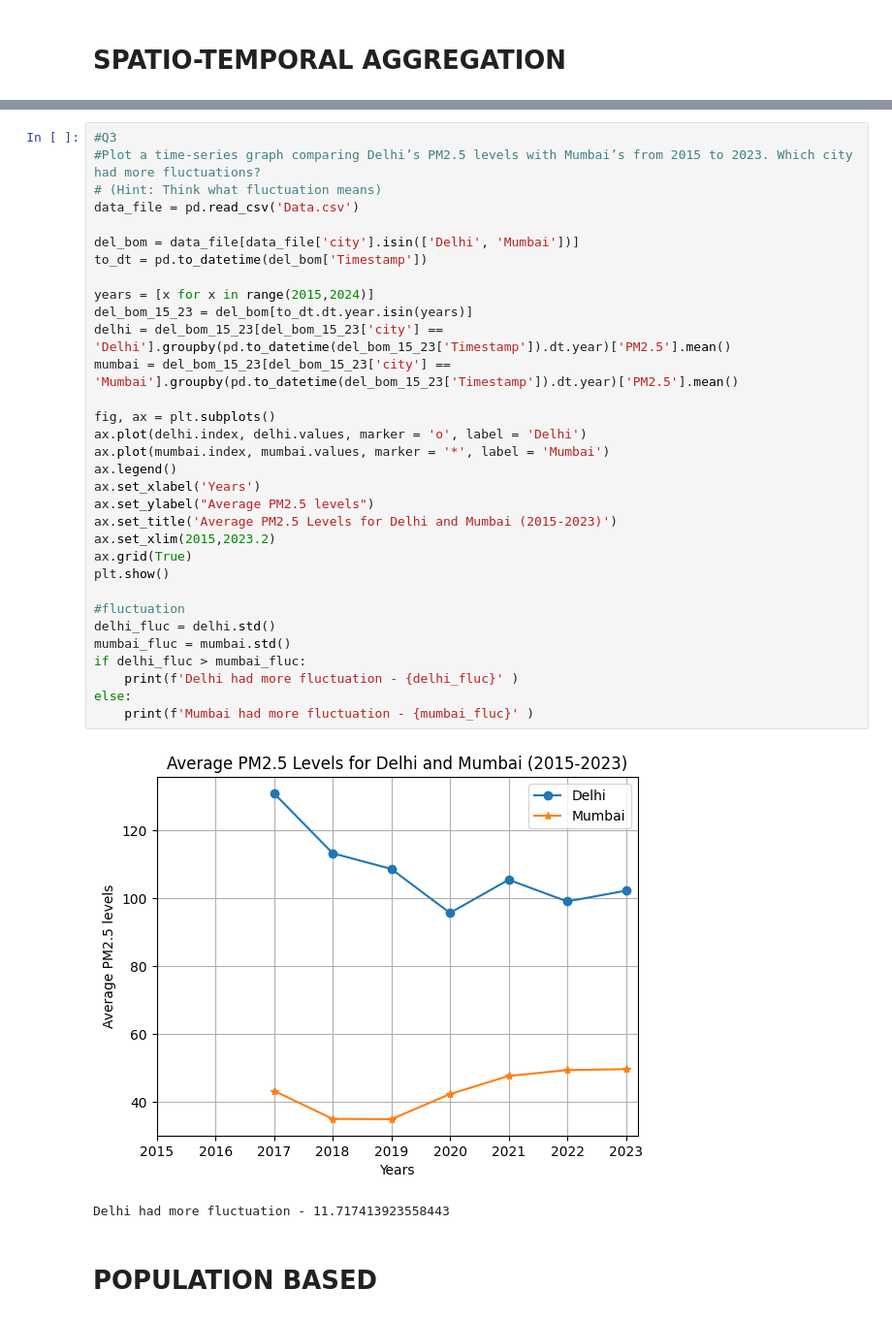
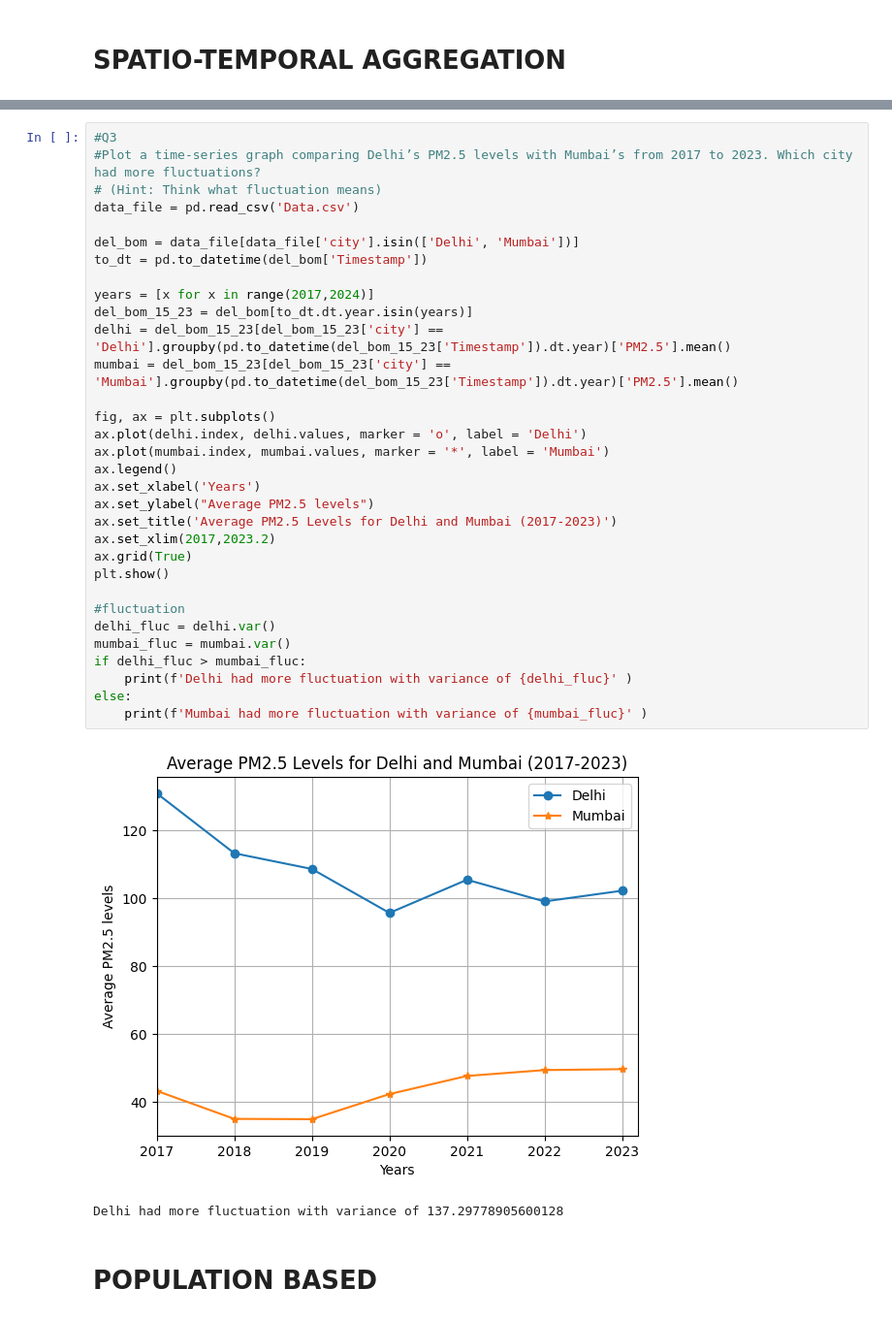
Before and after one commit to guptaaadhruv/PSDV_LAB3, a Jupyter notebook: 18th_feb.ipynb, the cells around one changed output, grey strips where cells are left out. Shown: that part at 97% size. Saved outputs shown, nothing was run; the diff lists cells and outputs as text.

```diff
--- a/18th_feb.ipynb
+++ b/18th_feb.ipynb
@@ -186,38 +193,38 @@ print("""Seasonal variation observed is that there is a drop in pollution from w
 Seasonal variation observed is that there is a drop in pollution from winter to summer to monsoon.
 # %%
 #Q3
-#Plot a time-series graph comparing Delhi’s PM2.5 levels with Mumbai’s from 2015 to 2023. Which city had more fluctuations?
+#Plot a time-series graph comparing Delhi’s PM2.5 levels with Mumbai’s from 2017 to 2023. Which city had more fluctuations?
 # (Hint: Think what fluctuation means)
 data_file = pd.read_csv('Data.csv')
 
 del_bom = data_file[data_file['city'].isin(['Delhi', 'Mumbai'])]
 to_dt = pd.to_datetime(del_bom['Timestamp'])
 
-years = [x for x in range(2015,2024)]
+years = [x for x in range(2017,2024)]
 del_bom_15_23 = del_bom[to_dt.dt.year.isin(years)]
 delhi = del_bom_15_23[del_bom_15_23['city'] == 'Delhi'].groupby(pd.to_datetime(del_bom_15_23['Timestamp']).dt.year)['PM2.5'].mean()
 mumbai = del_bom_15_23[del_bom_15_23['city'] == 'Mumbai'].groupby(pd.to_datetime(del_bom_15_23['Timestamp']).dt.year)['PM2.5'].mean()
 
 fig, ax = plt.subplots()
 ax.plot(delhi.index, delhi.values, marker = 'o', label = 'Delhi')
 ax.plot(mumbai.index, mumbai.values, marker = '*', label = 'Mumbai')
 ax.legend()
 ax.set_xlabel('Years')
 ax.set_ylabel("Average PM2.5 levels")
-ax.set_title('Average PM2.5 Levels for Delhi and Mumbai (2015-2023)')
-ax.set_xlim(2015,2023.2)
+ax.set_title('Average PM2.5 Levels for Delhi and Mumbai (2017-2023)')
+ax.set_xlim(2017,2023.2)
 ax.grid(True)
 plt.show()
 
 #fluctuation
-delhi_fluc = delhi.std()
-mumbai_fluc = mumbai.std()
+delhi_fluc = delhi.var()
+mumbai_fluc = mumbai.var()
 if delhi_fluc > mumbai_fluc:
-    print(f'Delhi had more fluctuation - {delhi_fluc}' )
+    print(f'Delhi had more fluctuation with variance of {delhi_fluc}' )
 else:
-    print(f'Mumbai had more fluctuation - {mumbai_fluc}' )
+    print(f'Mumbai had more fluctuation with variance of {mumbai_fluc}' )
 # %% [output]
-[figure, old version]
+[figure, new version]
-Delhi had more fluctuation - 11.717413923558443
+Delhi had more fluctuation with variance of 137.29778905600128
 # %% [markdown]
 # POPULATION BASED
```
Also changed, not shown: parts of 17 cells of this notebook, 5 other files.
